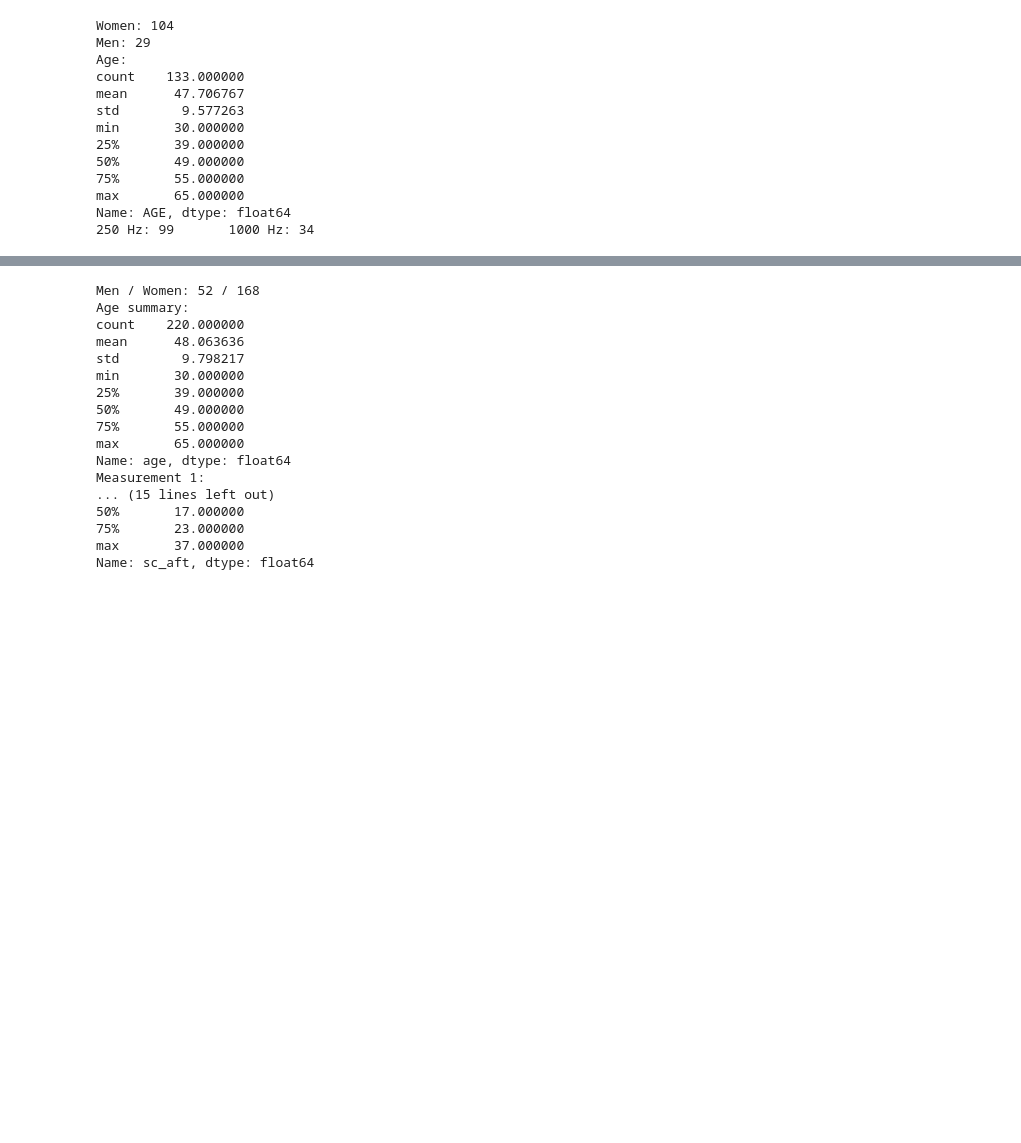
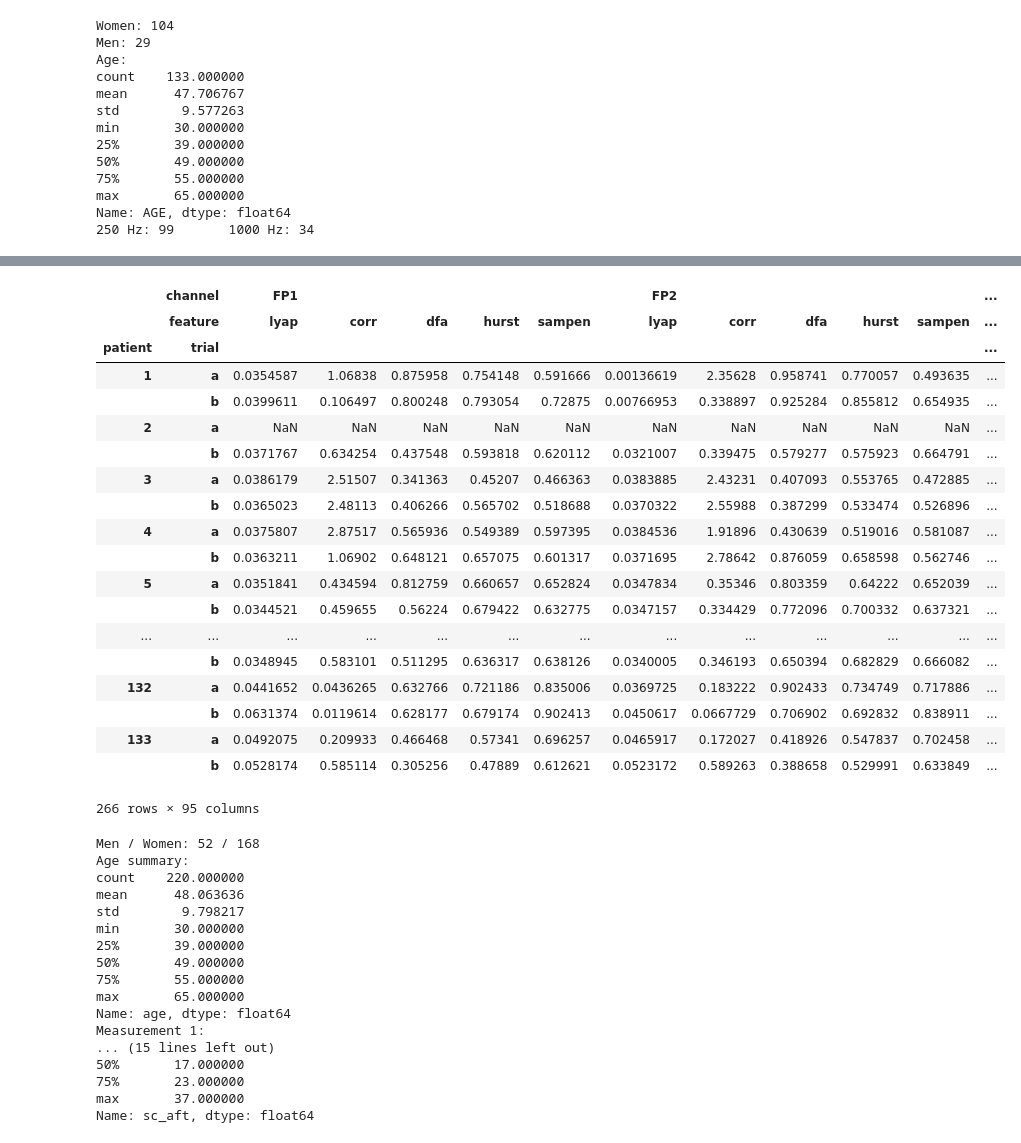
Before and after one commit to mirgee/thesis_project, a Jupyter notebook: notebooks/03-analyze-nl-results.ipynb, the cells around one changed output, grey strips where cells are left out. Drawn from its saved outputs; the diff is of its cells as text; code cells hidden in the pictures; blank space fills up the shorter version.

```diff
--- a/notebooks/03-analyze-nl-results.ipynb
+++ b/notebooks/03-analyze-nl-results.ipynb
@@ -80,39 +80,3 @@ min       30.000000
 max       65.000000
 Name: AGE, dtype: float64
 250 Hz: 99       1000 Hz: 34
-# %%
-def prepare_dfs(col='lyap'):
-    df = pd.read_pickle(os.path.join(LABELED_ROOT, 'training_lyap.pickle'))
-    df = df.loc[:, (slice(None), col)].dropna()
-    df.columns = df.columns.droplevel(1)
-    df = df.astype(float)
-
-    df_y = pd.read_pickle(os.path.join(LABELED_ROOT, 'labels.pickle'))
-    df = df.join(df_y)
-
-    extra = pd.DataFrame(index=df.index, columns=EXTRA)
-    for name, row in extra.iterrows():
-        extra.loc[name, 'age'] = meta_df.loc[int(name[0]), 'AGE']
-        extra.loc[name, 'sex'] = meta_df.loc[int(name[0]), 'SEX']
-        m1 = meta_df.loc[int(name[0]), 'M_1']
-        m4 = meta_df.loc[int(name[0]), 'M_4']
-        extra.loc[name, 'sc'] = int(m1) if name[1]=='a' else int(m4)
-        extra.loc[name, 'sc_bef'] = m1
-        extra.loc[name, 'sc_aft'] = m4
-        extra.loc[name, 'change'] = m1 / m4
-    df = df.join(extra)
-
-    df_bef = df.loc[(slice(None), 'a'), :]
-    df_bef.index = df_bef.index.droplevel(1)
-    df_aft = df.loc[(slice(None), 'b'), :]
-    df_aft.index = df_aft.index.droplevel(1)
-
-    in_both = df_bef.join(df_aft, how='inner', lsuffix='_l').index
-    df = df.loc[(in_both, slice(None)), :]
-    df_bef = df_bef.loc[in_both, :]
-    df_aft = df_aft.loc[in_both, :]
-    df_bef.to_csv(os.path.join(LABELED_ROOT, f'{col}_bef.csv'))
-    df_aft.to_csv(os.path.join(LABELED_ROOT, f'{col}_aft.csv'))
-    return df, df_bef, df_aft
-df, df_bef, df_aft = prepare_dfs('lyap')
-df['FP1']
@@ -137,3 +83,33 @@ Name: FP1, Length: 220, dtype: float64
+# %%
+def prepare_dfs(col='lyap'):
+    df = pd.read_pickle(os.path.join(LABELED_ROOT, col, f'training_{col}.pkl'))
+    df_bef = pd.read_pickle(os.path.join(LABELED_ROOT, col, f'{col}_bef.pkl'))
+    df_aft = pd.read_pickle(os.path.join(LABELED_ROOT, col, f'{col}_aft.pkl'))
+
+    return df, df_bef, df_aft
+df, df_bef, df_aft = prepare_dfs('all')
+df
+# %% [output]
+|  | channel | FP1 |  |  |  |  | FP2 |  |  |  |  | ... |
+|  | feature | lyap | corr | dfa | hurst | sampen | lyap | corr | dfa | hurst | sampen | ... |
+| patient | trial |  |  |  |  |  |  |  |  |  |  | ... |
+| 1 | a | 0.0354587 | 1.06838 | 0.875958 | 0.754148 | 0.591666 | 0.00136619 | 2.35628 | 0.958741 | 0.770057 | 0.493635 | ... |
+|  | b | 0.0399611 | 0.106497 | 0.800248 | 0.793054 | 0.72875 | 0.00766953 | 0.338897 | 0.925284 | 0.855812 | 0.654935 | ... |
+| 2 | a | NaN | NaN | NaN | NaN | NaN | NaN | NaN | NaN | NaN | NaN | ... |
+|  | b | 0.0371767 | 0.634254 | 0.437548 | 0.593818 | 0.620112 | 0.0321007 | 0.339475 | 0.579277 | 0.575923 | 0.664791 | ... |
+| 3 | a | 0.0386179 | 2.51507 | 0.341363 | 0.45207 | 0.466363 | 0.0383885 | 2.43231 | 0.407093 | 0.553765 | 0.472885 | ... |
+|  | b | 0.0365023 | 2.48113 | 0.406266 | 0.565702 | 0.518688 | 0.0370322 | 2.55988 | 0.387299 | 0.533474 | 0.526896 | ... |
+| 4 | a | 0.0375807 | 2.87517 | 0.565936 | 0.549389 | 0.597395 | 0.0384536 | 1.91896 | 0.430639 | 0.519016 | 0.581087 | ... |
+|  | b | 0.0363211 | 1.06902 | 0.648121 | 0.657075 | 0.601317 | 0.0371695 | 2.78642 | 0.876059 | 0.658598 | 0.562746 | ... |
+| 5 | a | 0.0351841 | 0.434594 | 0.812759 | 0.660657 | 0.652824 | 0.0347834 | 0.35346 | 0.803359 | 0.64222 | 0.652039 | ... |
+|  | b | 0.0344521 | 0.459655 | 0.56224 | 0.679422 | 0.632775 | 0.0347157 | 0.334429 | 0.772096 | 0.700332 | 0.637321 | ... |
+| ... | ... | ... | ... | ... | ... | ... | ... | ... | ... | ... | ... | ... |
+|  | b | 0.0348945 | 0.583101 | 0.511295 | 0.636317 | 0.638126 | 0.0340005 | 0.346193 | 0.650394 | 0.682829 | 0.666082 | ... |
+| 132 | a | 0.0441652 | 0.0436265 | 0.632766 | 0.721186 | 0.835006 | 0.0369725 | 0.183222 | 0.902433 | 0.734749 | 0.717886 | ... |
+|  | b | 0.0631374 | 0.0119614 | 0.628177 | 0.679174 | 0.902413 | 0.0450617 | 0.0667729 | 0.706902 | 0.692832 | 0.838911 | ... |
+| 133 | a | 0.0492075 | 0.209933 | 0.466468 | 0.57341 | 0.696257 | 0.0465917 | 0.172027 | 0.418926 | 0.547837 | 0.702458 | ... |
+|  | b | 0.0528174 | 0.585114 | 0.305256 | 0.47889 | 0.612621 | 0.0523172 | 0.589263 | 0.388658 | 0.529991 | 0.633849 | ... |
+266 rows × 95 columns
 # %%
 print('Men / Women: {} / {}'.format(len(df[df['sex']==1]), len(df[df['sex']==0])))
 age_desc = df['age'].describe()
```
Also changed, not shown: parts of 8 cells of this notebook, 6 other files.
